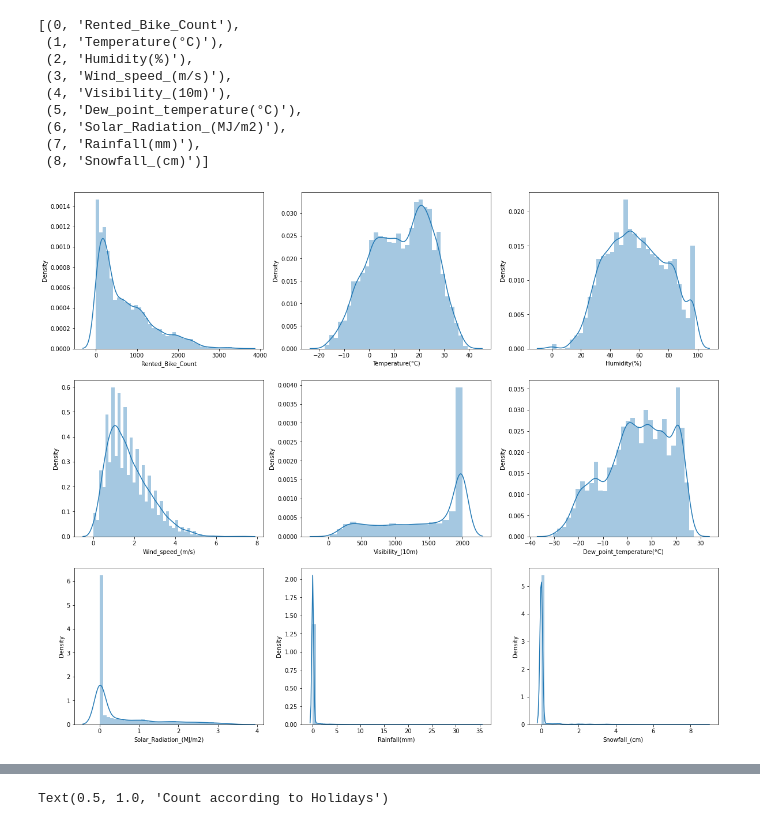
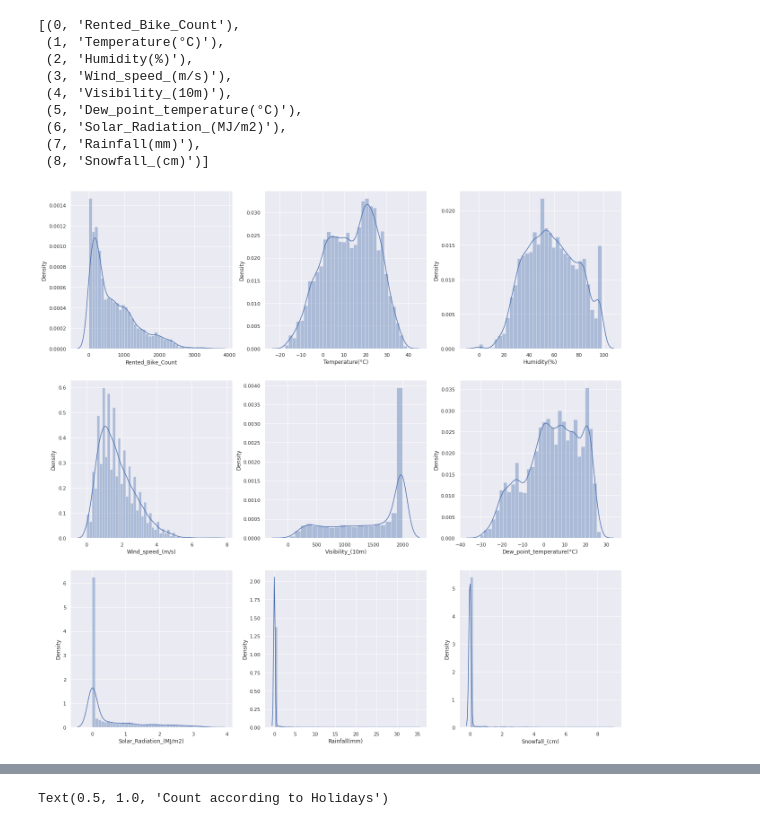
Before and after one commit to Sriharish19/Bike-Demand-Prediction, a Jupyter notebook: SH_Bike_Sharing_Demand_Prediction_Capstone_Project.ipynb, the cells around one changed output, grey strips where cells are left out. Saved outputs shown, nothing was run; the diff lists cells and outputs as text; code cells hidden in the pictures.

```diff
--- a/SH_Bike_Sharing_Demand_Prediction_Capstone_Project.ipynb
+++ b/SH_Bike_Sharing_Demand_Prediction_Capstone_Project.ipynb
@@ -176,12 +172,12 @@ list(enumerate(cc))
  (8, 'Snowfall_(cm)')]
 # %%
 #Distribution
-plt.figure(figsize = (20, 17))
+plt.figure(figsize = (22,22 ))
+sns.set_theme()
 for i in enumerate(cc):
     plt.subplot(3, 3,i[0]+1)
     sns.distplot(df[i[1]])
-    #plt.xticks(rotation = 45)
 # %% [output]
-[figure, old version]
+[figure, new version]
 # %%
 df.corr()
```
Also changed, not shown: parts of 6 cells of this notebook.
